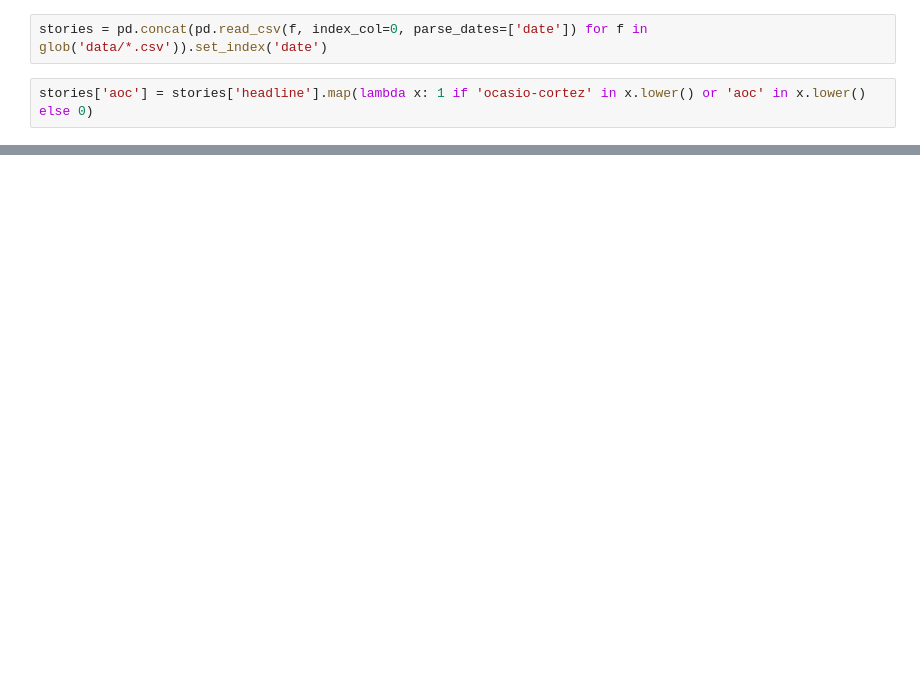
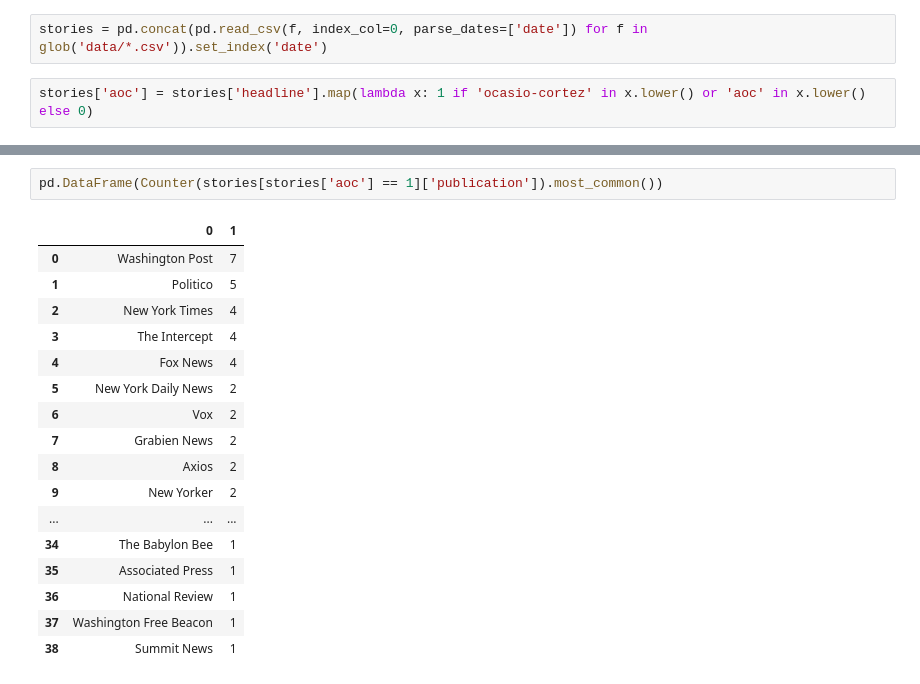
Before and after one commit to jboynyc/aoc_headlines, a Jupyter notebook: AOC_headlines.ipynb, the cells around one changed output, grey strips where cells are left out. Drawn from its saved outputs; the diff is of its cells as text; blank space fills up the shorter version.

```diff
--- a/AOC_headlines.ipynb
+++ b/AOC_headlines.ipynb
@@ -73,0 +53,20 @@ plt.figure(figsize=(12,8))
+# %%
+pd.DataFrame(Counter(stories[stories['aoc'] == 1]['publication']).most_common())
+# %% [output]
+|  | 0 | 1 |
+| 0 | Washington Post | 7 |
+| 1 | Politico | 5 |
+| 2 | New York Times | 4 |
+| 3 | The Intercept | 4 |
+| 4 | Fox News | 4 |
+| 5 | New York Daily News | 2 |
+| 6 | Vox | 2 |
+| 7 | Grabien News | 2 |
+| 8 | Axios | 2 |
+| 9 | New Yorker | 2 |
+| ... | ... | ... |
+| 34 | The Babylon Bee | 1 |
+| 35 | Associated Press | 1 |
+| 36 | National Review | 1 |
+| 37 | Washington Free Beacon | 1 |
+| 38 | Summit News | 1 |
```
Also changed, not shown: parts of 12 cells of this notebook, 1 other file.
